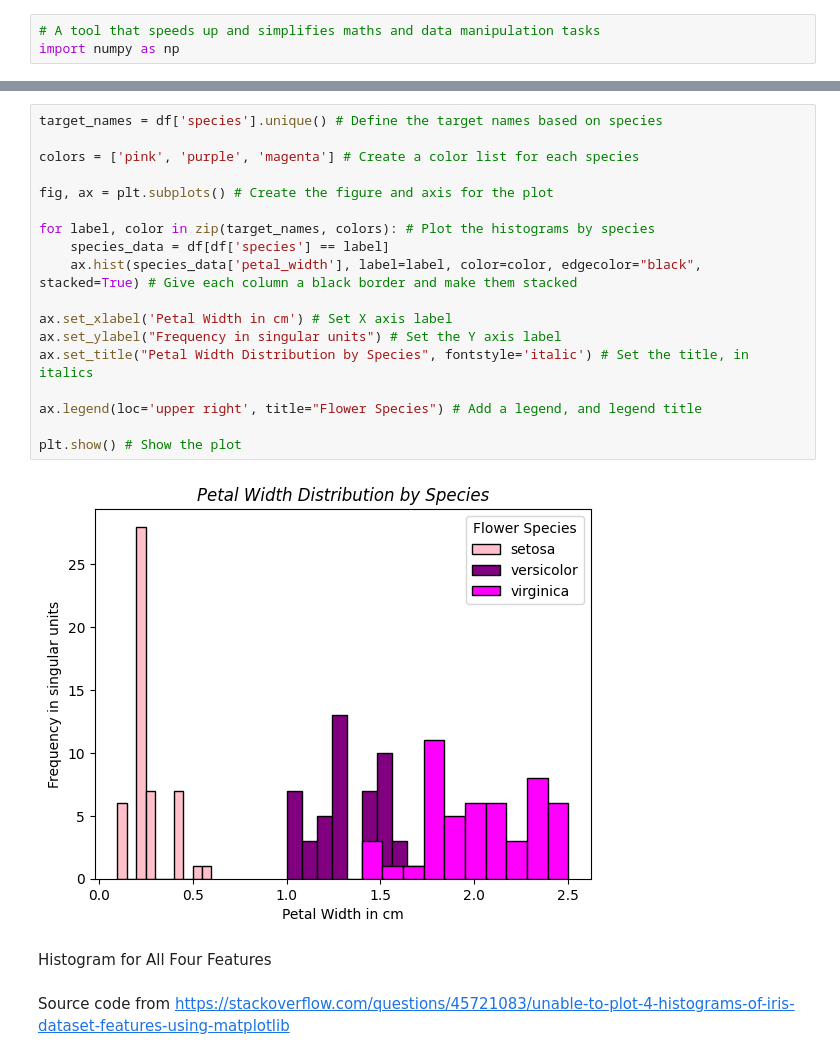
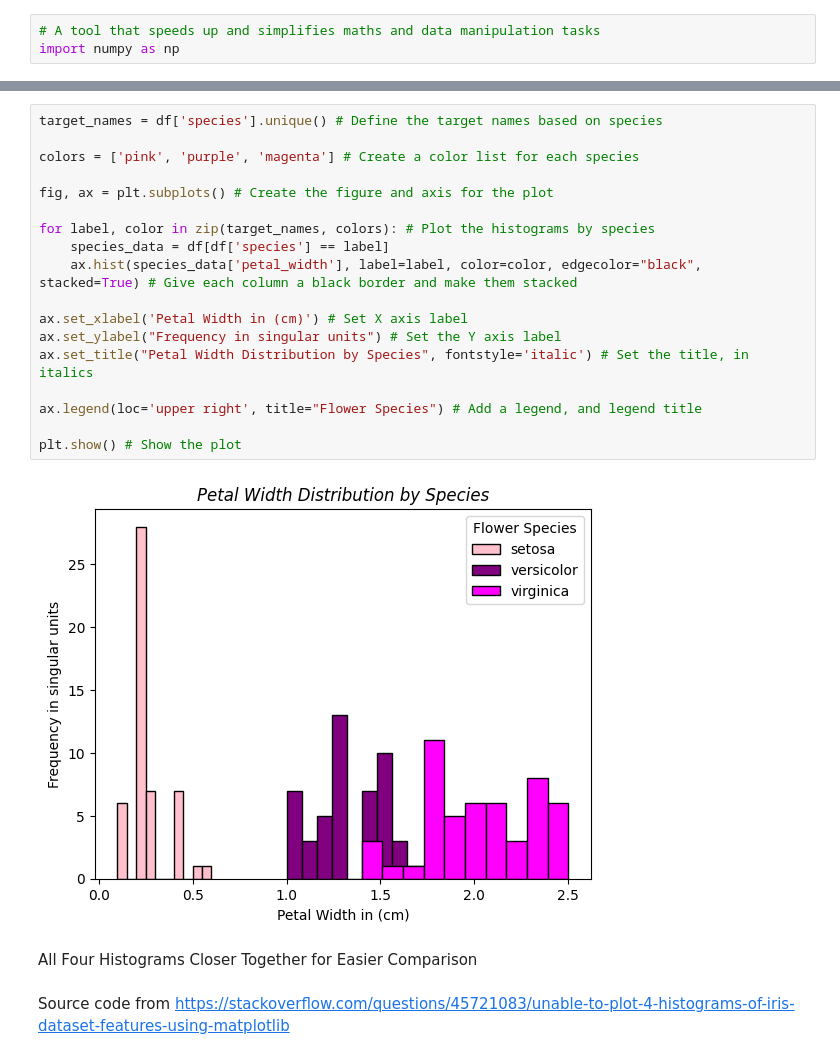
Before and after one commit to LindaN1104/principles_of_data_analytics, a Jupyter notebook: tasks.ipynb, the cells around one changed output, grey strips where cells are left out. Cells and saved outputs as stored; diff of their text form.

```diff
--- a/tasks.ipynb
+++ b/tasks.ipynb
@@ -143,25 +147,25 @@ Histogram for Petal Width
 # %%
 target_names = df['species'].unique() # Define the target names based on species
 
 colors = ['pink', 'purple', 'magenta'] # Create a color list for each species
 
 fig, ax = plt.subplots() # Create the figure and axis for the plot
 
 for label, color in zip(target_names, colors): # Plot the histograms by species
     species_data = df[df['species'] == label]
     ax.hist(species_data['petal_width'], label=label, color=color, edgecolor="black", stacked=True) # Give each column a black border and make them stacked
 
-ax.set_xlabel('Petal Width in cm') # Set X axis label
+ax.set_xlabel('Petal Width in (cm)') # Set X axis label
 ax.set_ylabel("Frequency in singular units") # Set the Y axis label
 ax.set_title("Petal Width Distribution by Species", fontstyle='italic') # Set the title, in italics
 
 ax.legend(loc='upper right', title="Flower Species") # Add a legend, and legend title
 
 plt.show() # Show the plot
 # %% [output]
-[figure, old version]
+[figure, new version]
-# %% [markdown]
-Histogram for All Four Features
+# %% [markdown]
+All Four Histograms Closer Together for Easier Comparison
 # %% [markdown]
 Source code from https://stackoverflow.com/questions/45721083/unable-to-plot-4-histograms-of-iris-dataset-features-using-matplotlib
 # %% [markdown]
```
Also changed, not shown: parts of 23 cells of this notebook.
